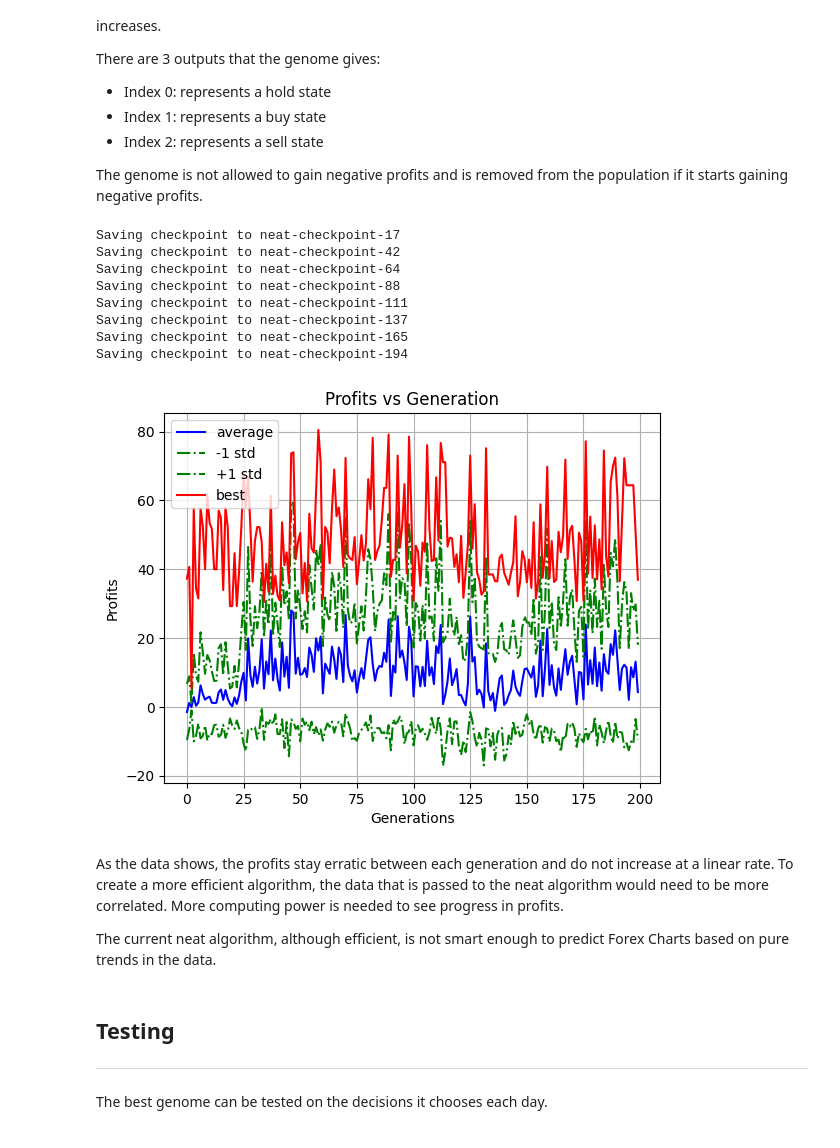
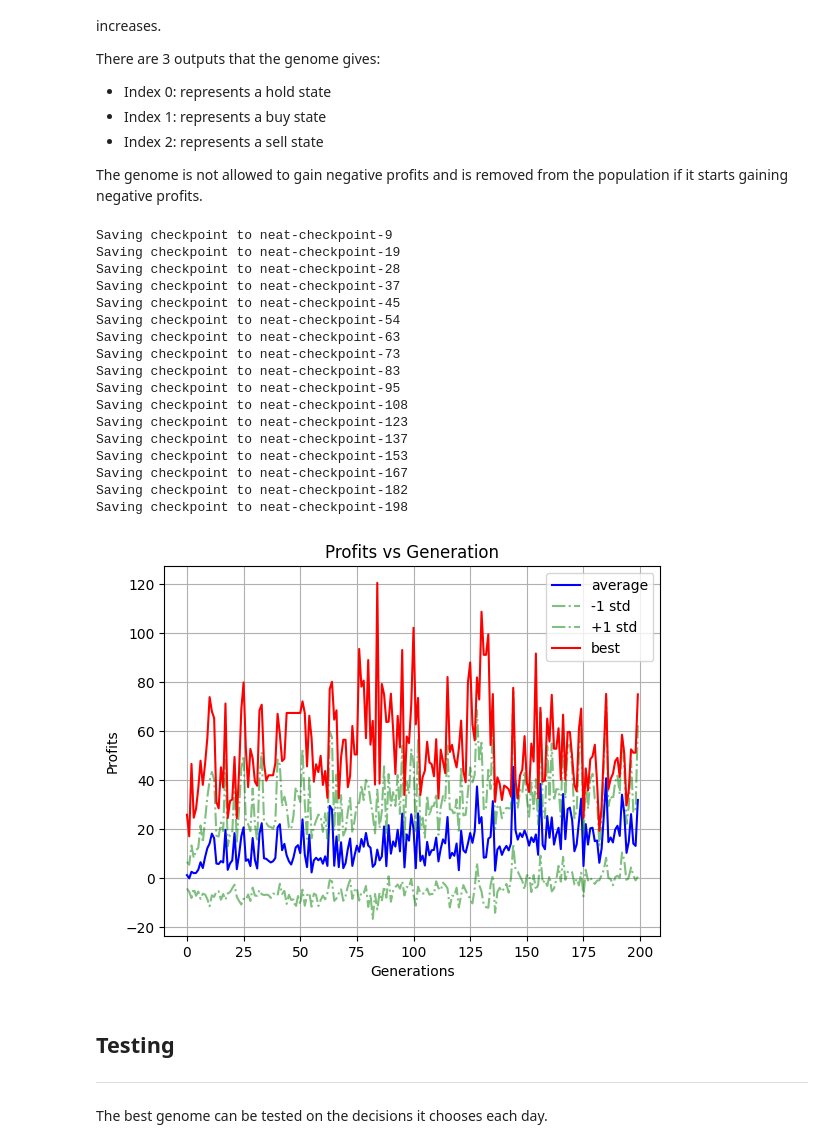
Before and after one commit to royce-mathew/ForexPredictor, a Jupyter notebook: src/ForexPredictor.ipynb, the cells around one changed output. Cells and saved outputs as stored; diff of their text form; code cells hidden in the pictures.

Commit message:
New clean run, added bar graph to show best genome's decisions

```diff
--- a/src/ForexPredictor.ipynb
+++ b/src/ForexPredictor.ipynb
@@ -354,7 +356,6 @@ def evaluate_genomes(genomes, config) -> None:
 
                     # Profit is only 0 when we haven't bought yet
                     if profit != 0:
-                        # print(f"MADE PROFIT[{money.held_for}]: {profit:.4f} \t\t{'+'*int(profit) if (profit > 0) else '-'*(-int(profit))}")
                         model.fitness += profit
 
             # If the model has negative fitness
@@ -385,47 +386,51 @@ def train_model(checkpoint = None, generations: int = 1000) -> None:
     # Check if checkpoint parameter was passed
     if checkpoint is not None:
         try:
             population = neat.Checkpointer.restore_checkpoint(f"neat-checkpoint-{checkpoint}")
         except FileNotFoundError:
             print(f"File \"neat-checkpoint-{checkpoint}\" not found, starting from generation 0")
             population = neat.Population(config=config)
     else:
         population = neat.Population(config=config)
 
 
     # Add reporters (Testing purposes)
     networkStatistics = neat.StatisticsReporter()
     population.add_reporter(neat.Checkpointer(2000))
     # population.add_reporter(neat.StdOutReporter(True))
     population.add_reporter(networkStatistics)
 
     # Run the population
     best_node = population.run(evaluate_genomes, generations)
 
     plot_statistics(networkStatistics) # Plot the statistics after we are finished 1000 generations
 
     # Save the best node in a pickle file
     with open("../assets/best.pickle", "wb") as file:
         pickle.dump(best_node, file)
 
 
 # load_best(config_path)
-train_model(generations=100)
+train_model(generations=200)
 # %% [output]
-Saving checkpoint to neat-checkpoint-17
-Saving checkpoint to neat-checkpoint-42
-Saving checkpoint to neat-checkpoint-64
-Saving checkpoint to neat-checkpoint-88
-Saving checkpoint to neat-checkpoint-111
+Saving checkpoint to neat-checkpoint-9
+Saving checkpoint to neat-checkpoint-19
+Saving checkpoint to neat-checkpoint-28
+Saving checkpoint to neat-checkpoint-37
+Saving checkpoint to neat-checkpoint-45
+Saving checkpoint to neat-checkpoint-54
+Saving checkpoint to neat-checkpoint-63
+Saving checkpoint to neat-checkpoint-73
+Saving checkpoint to neat-checkpoint-83
+Saving checkpoint to neat-checkpoint-95
+Saving checkpoint to neat-checkpoint-108
+Saving checkpoint to neat-checkpoint-123
 Saving checkpoint to neat-checkpoint-137
-Saving checkpoint to neat-checkpoint-165
-Saving checkpoint to neat-checkpoint-194
+Saving checkpoint to neat-checkpoint-153
+Saving checkpoint to neat-checkpoint-167
+Saving checkpoint to neat-checkpoint-182
+Saving checkpoint to neat-checkpoint-198
-[figure, old version]
+[figure, new version]
-# %% [markdown]
-As the data shows, the profits stay erratic between each generation and do not increase at a linear rate. To create a more efficient algorithm, the data that is passed to the neat algorithm would need to be more correlated. More computing power is needed to see progress in profits.
-
-
-The current neat algorithm, although efficient, is not smart enough to predict Forex Charts based on pure trends in the data.
 # %% [markdown]
 ## Testing
 ---
```
Also changed, not shown: parts of 6 cells of this notebook, 34 other files.
